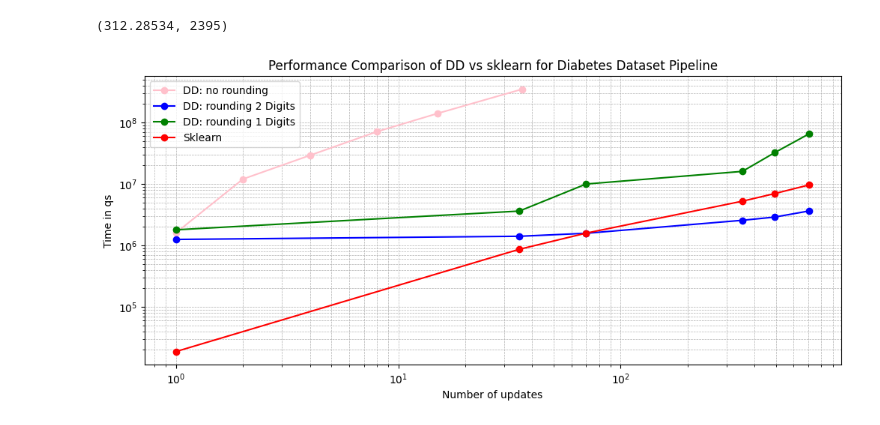
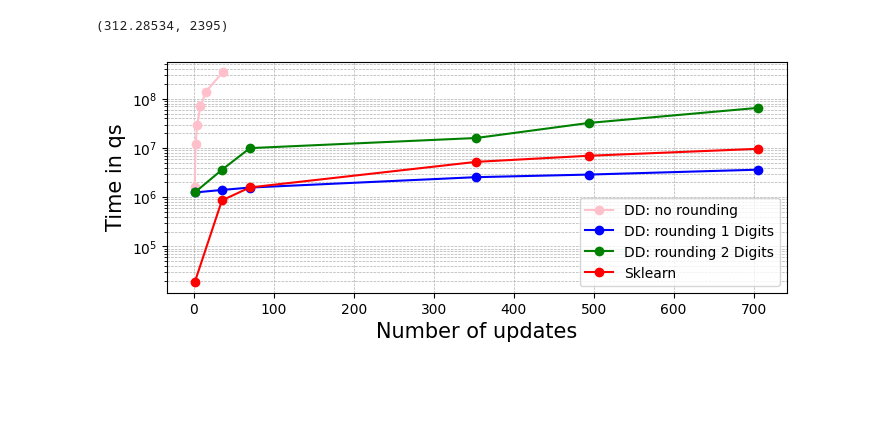
Before and after one commit to e-strauss/ExperimentDump, a Jupyter notebook: src/DD_experiment_diabetes.ipynb, the cells around one changed output. Saved outputs shown, nothing was run; the diff lists cells and outputs as text; code cells hidden in the pictures; blank space fills up the shorter version.

```diff
--- a/src/DD_experiment_diabetes.ipynb
+++ b/src/DD_experiment_diabetes.ipynb
@@ -26,34 +26,34 @@ n_updates[0] = 1
 no_rounding = [1, 2, 4, 8, 15, 36]
 DD_rounding_1_digit = [1248225, 1404483, 1571437, 2555418, 2884541, 3628614]
 
-DD_2_digit = [1790988, 3608463, 9949622, 15963689, 32309354, 65473071]
+DD_2_digit = [1248225, 3608463, 9949622, 15963689, 32309354, 65473071]
 
 DD_no_rounding = [1604638, 11970964, 29084940, 70626309, 139800523, 346604638, ]
 
 sklearn = [18739, 862853, 1580774, 5228580, 6958040, 9626720]
 data = [DD_rounding_1_digit, DD_2_digit, sklearn]
-labels = ["DD: rounding 2 Digits", "DD: rounding 1 Digits","Sklearn",]
+labels = ["DD: rounding 1 Digits", "DD: rounding 2 Digits" ,"Sklearn",]
 # %%
 def plot(x, y, label, pos):
     markers = ['o', 's', 'D', '^', 'v']
     colors = ['b', 'g', 'r', 'c', 'm', 'y', 'k', 'orange', 'purple', 'brown', 'pink']
     plt.plot(x, y, marker=markers[0], linestyle='-', color=colors[pos], label=label)
 # %%
-plt.figure(figsize=(12,5))
+plt.figure(figsize=(8,3))
 
 
 plot(no_rounding, DD_no_rounding, "DD: no rounding", -1)
 for i, measures in enumerate(data):
     n = len(measures)
     plot(n_updates[:n], measures, labels[i], i)
 
-plt.xscale('log')  # Log scale for better visualization
+#plt.xscale('log')  # Log scale for better visualization
 plt.yscale('log')  # Log scale since values vary a lot
-plt.xlabel('Number of updates')
-plt.ylabel('Time in qs')
-plt.title('Performance Comparison of DD vs sklearn for Diabetes Dataset Pipeline')
-plt.legend()
+plt.xlabel('Number of updates', fontsize=15)
+plt.ylabel('Time in qs', fontsize=15)
+#plt.title('Performance Comparison of DD vs sklearn for Diabetes Dataset Pipeline')
+plt.legend(loc=4, prop={'size': 10})
 plt.grid(True, which='both', linestyle='--', linewidth=0.5)
 plt.show()
 # %% [output]
-[figure, old version]
+[figure, new version]
```
Also changed, not shown: 5 other files.
